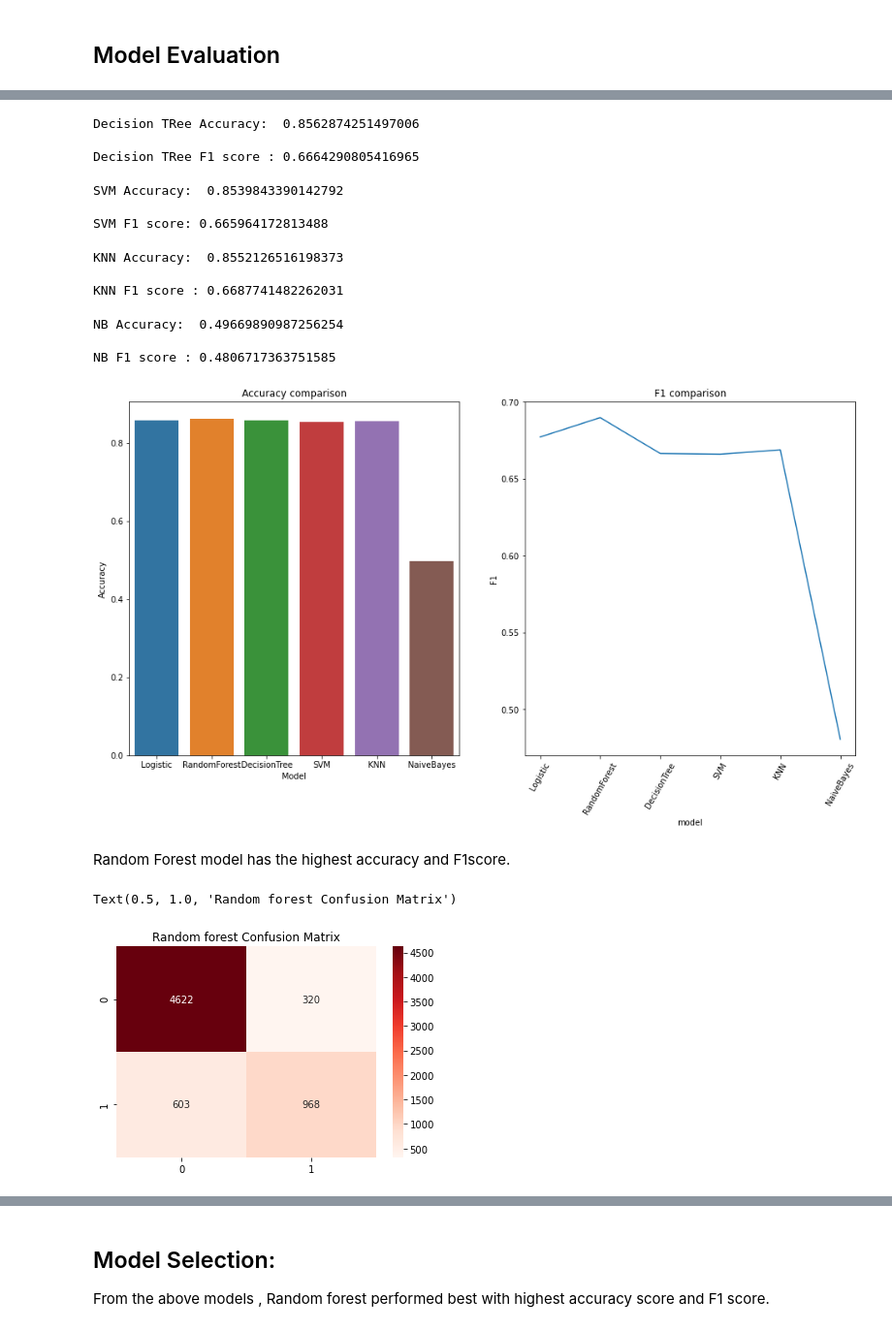
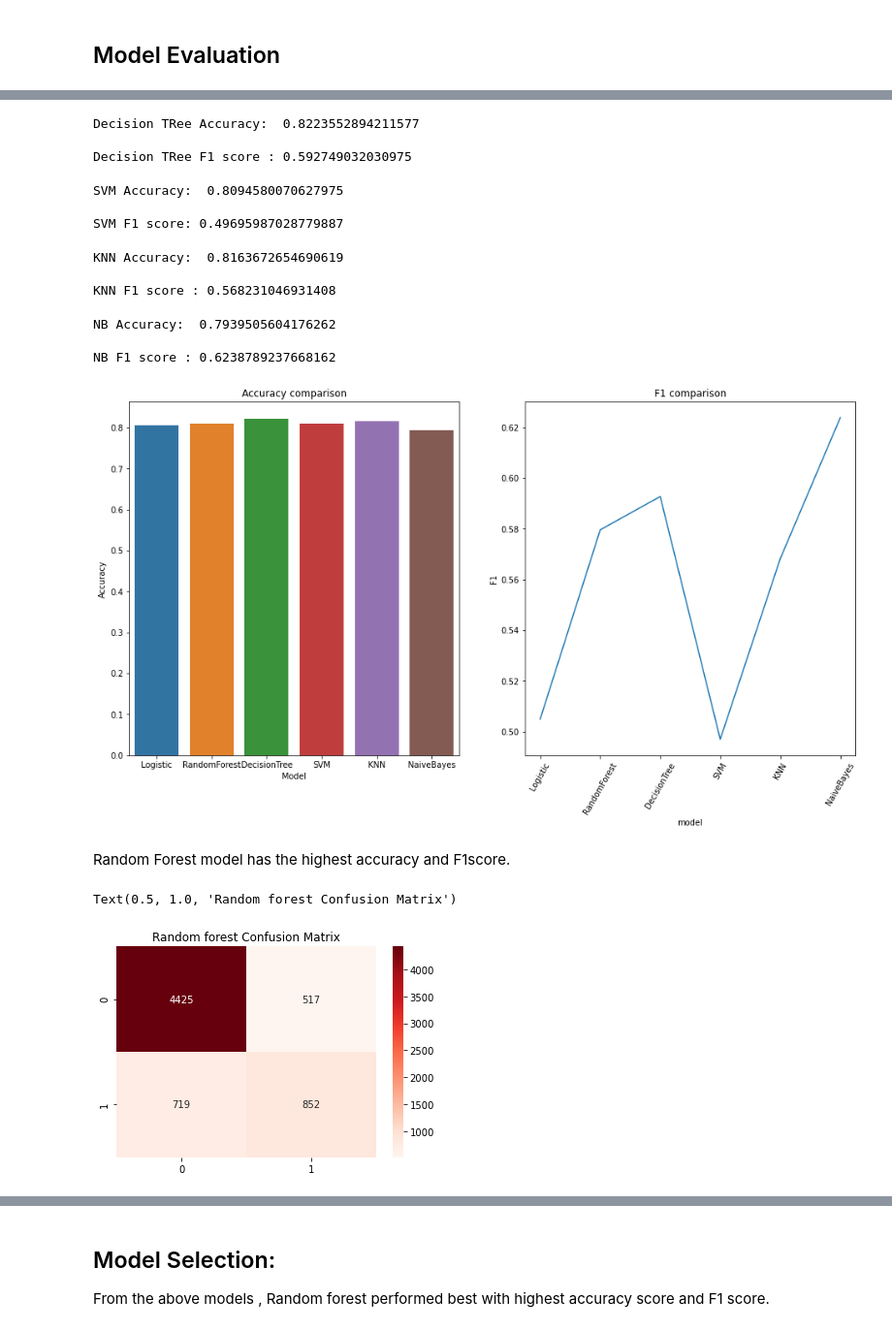
Before and after one commit to Sujitha-Sunkara/Adult-Income-Census-Prediction, a Jupyter notebook: Census Income Prediction.ipynb, the cells around one changed output, grey strips where cells are left out. Shown at 97% size. Cells and saved outputs as stored; diff of their text form; code cells hidden in the pictures.

```diff
--- a/Census Income Prediction.ipynb
+++ b/Census Income Prediction.ipynb
@@ -406,4 +447,4 @@ y = df.salary
 # %%
-x_train,x_test,y_train,y_test = train_test_split(X, y, test_size = 0.2, random_state = 42)
+x_train,x_test,y_train,y_test = train_test_split(x, y, test_size = 0.2, random_state = 42)
 # %%
 y_test.shape
@@ -506,9 +565,9 @@ print("Decision TRee Accuracy: ",DT_acc,"\n")
 
 print('Decision TRee F1 score :',DT_F1 )
 # %% [output]
-Decision TRee Accuracy:  0.8562874251497006
+Decision TRee Accuracy:  0.8223552894211577
 
-Decision TRee F1 score : 0.6664290805416965
+Decision TRee F1 score : 0.592749032030975
 # %%
 ## Support Vector Classifier
 SVM_acc = metrics.accuracy_score(y_test, svm_predictions)
@@ -517,9 +576,9 @@ print("SVM Accuracy: ",SVM_acc,"\n")
 
 print('SVM F1 score:',Svm_F1 )
 # %% [output]
-SVM Accuracy:  0.8539843390142792
+SVM Accuracy:  0.8094580070627975
 
-SVM F1 score: 0.665964172813488
+SVM F1 score: 0.49695987028779887
 # %%
 ## KNN calssifier
 KNN_acc = metrics.accuracy_score(y_test, knn_predictions)
@@ -528,9 +587,9 @@ print("KNN Accuracy: ",KNN_acc,"\n")
 
 print('KNN F1 score :',KNN_F1)
 # %% [output]
-KNN Accuracy:  0.8552126516198373
+KNN Accuracy:  0.8163672654690619
 
-KNN F1 score : 0.6687741482262031
+KNN F1 score : 0.568231046931408
 # %%
 ## Naive Bayes Classifier
 NB_acc = metrics.accuracy_score(y_test, y_pred_nb )
@@ -539,9 +598,9 @@ print("NB Accuracy: ",NB_acc,"\n")
 
 print('NB F1 score :',NB_F1 )
 # %% [output]
-NB Accuracy:  0.49669890987256254
+NB Accuracy:  0.7939505604176262
 
-NB F1 score : 0.4806717363751585
+NB F1 score : 0.6238789237668162
 # %%
 accuracy = [log_acc,RF_acc,DT_acc,SVM_acc, KNN_acc, NB_acc ]
 F1_scores = [log_F1,RF_F1,DT_F1,Svm_F1, KNN_F1, NB_F1]
@@ -561,21 +620,21 @@ plt.ylabel('F1')
 plt.xticks(rotation =60)
 plt.show()
 # %% [output]
-[figure, old version]
+[figure, new version]
 # %% [markdown]
 Random Forest model has the highest accuracy and F1score.
 # %%
 from sklearn.metrics import precision_score, recall_score, confusion_matrix, classification_report,accuracy_score, f1_score
 cf=confusion_matrix(y_test, y_pred_rf)
 TP=cf[1][1]
 TN=cf[0][0]
 FN=cf[1][0]
 FP=cf[0][1]
-sns.heatmap(confusion_matrix(y_test, y_pred),cmap='Reds', annot=True, fmt='d')
+sns.heatmap(confusion_matrix(y_test, y_pred_rf),cmap='Reds', annot=True, fmt='d')
 plt.title("Random forest Confusion Matrix")
 # %% [output]
 Text(0.5, 1.0, 'Random forest Confusion Matrix')
-[figure, old version]
+[figure, new version]
 # %%
 print('Accuracy on test:', accuracy_score(y_test,y_pred_rf),"\n")
 print('F1 score on test:', f1_score(y_test,y_pred_rf),"\n")
```
Also changed, not shown: parts of 12 cells of this notebook.
